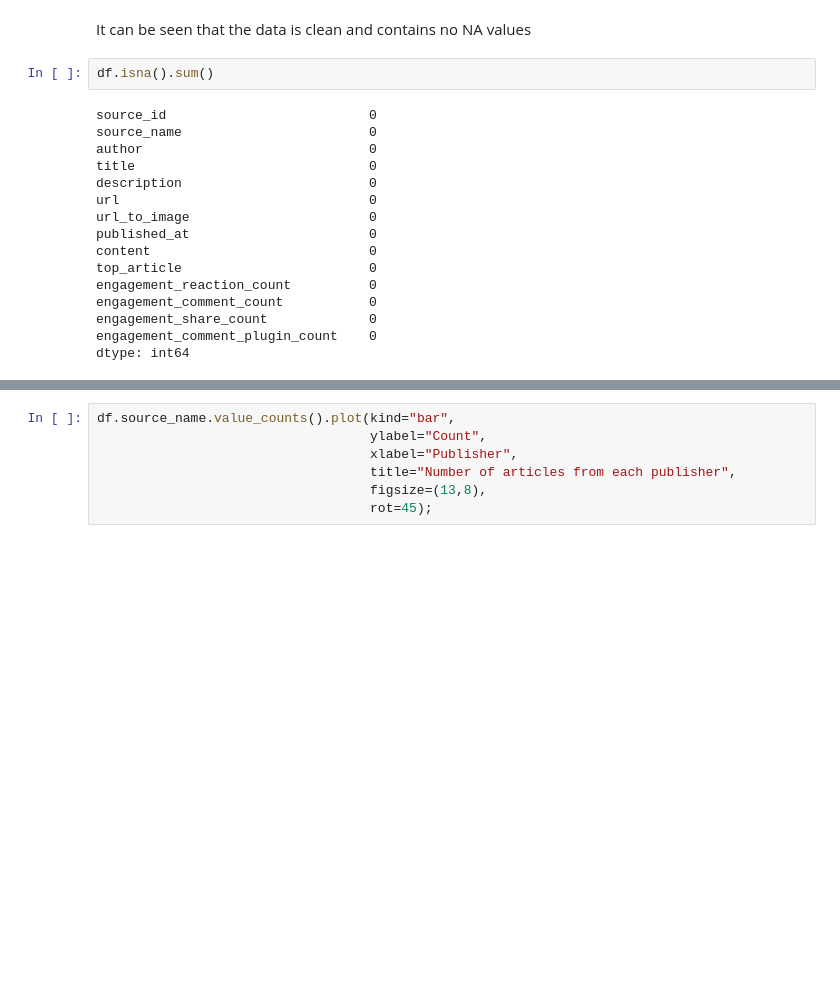
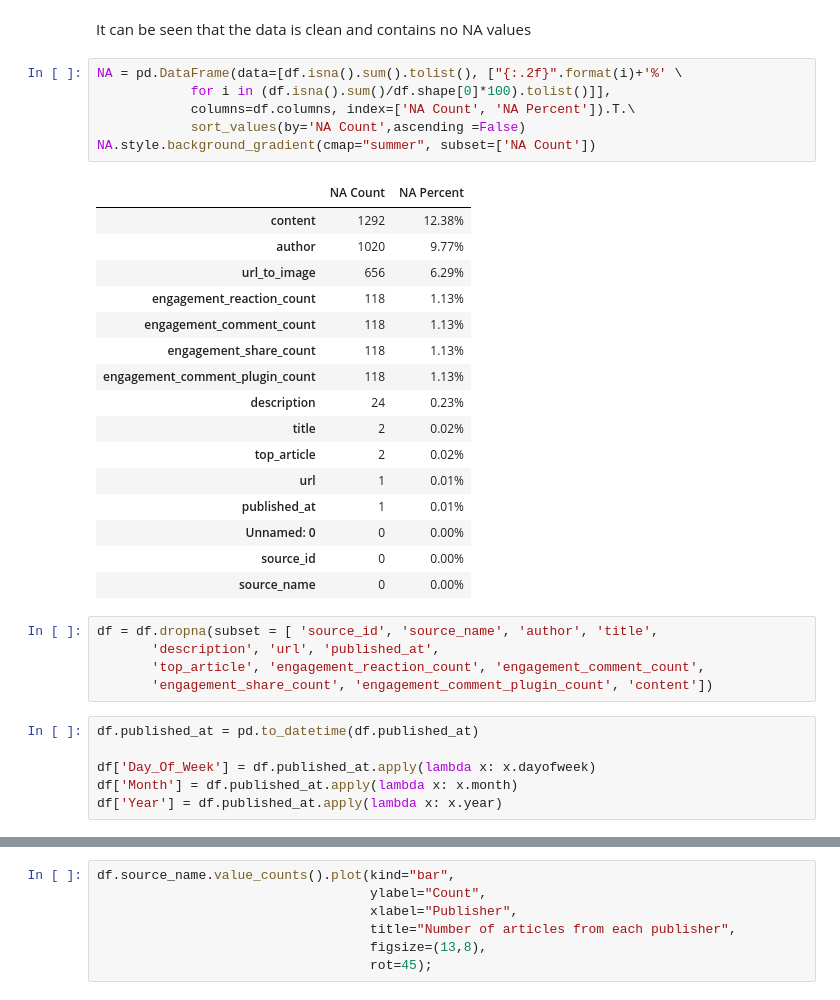
Before and after one commit to illumlol/ABA_2022, a Jupyter notebook: aba_1.ipynb, the cells around one changed output, grey strips where cells are left out. Cells and saved outputs as stored; diff of their text form; blank space fills up the shorter version.

```diff
--- a/aba_1.ipynb
+++ b/aba_1.ipynb
@@ -66,23 +64,39 @@ memory usage: 891.1+ KB
 # %% [markdown]
 It can be seen that the data is clean and contains no NA values
 # %%
-df.isna().sum()
+NA = pd.DataFrame(data=[df.isna().sum().tolist(), ["{:.2f}".format(i)+'%' \
+            for i in (df.isna().sum()/df.shape[0]*100).tolist()]],
+            columns=df.columns, index=['NA Count', 'NA Percent']).T.\
+            sort_values(by='NA Count',ascending =False)
+NA.style.background_gradient(cmap="summer", subset=['NA Count'])
 # %% [output]
-source_id                          0
-source_name                        0
-author                             0
-title                              0
-description                        0
-url                                0
-url_to_image                       0
-published_at                       0
-content                            0
-top_article                        0
-engagement_reaction_count          0
-engagement_comment_count           0
-engagement_share_count             0
-engagement_comment_plugin_count    0
-dtype: int64
+|  | NA Count | NA Percent |
+| content | 1292 | 12.38% |
+| author | 1020 | 9.77% |
+| url_to_image | 656 | 6.29% |
+| engagement_reaction_count | 118 | 1.13% |
+| engagement_comment_count | 118 | 1.13% |
+| engagement_share_count | 118 | 1.13% |
+| engagement_comment_plugin_count | 118 | 1.13% |
+| description | 24 | 0.23% |
+| title | 2 | 0.02% |
+| top_article | 2 | 0.02% |
+| url | 1 | 0.01% |
+| published_at | 1 | 0.01% |
+| Unnamed: 0 | 0 | 0.00% |
+| source_id | 0 | 0.00% |
+| source_name | 0 | 0.00% |
+# %%
+df = df.dropna(subset = [ 'source_id', 'source_name', 'author', 'title',
+       'description', 'url', 'published_at',
+       'top_article', 'engagement_reaction_count', 'engagement_comment_count',
+       'engagement_share_count', 'engagement_comment_plugin_count', 'content'])
+# %%
+df.published_at = pd.to_datetime(df.published_at)
+
+df['Day_Of_Week'] = df.published_at.apply(lambda x: x.dayofweek)
+df['Month'] = df.published_at.apply(lambda x: x.month)
+df['Year'] = df.published_at.apply(lambda x: x.year)
 # %%
 df.author.value_counts().plot(kind="hist",logy=True,
                               title=("Distribution of Aticles per unique author"),
```
Also changed, not shown: parts of 20 cells of this notebook, 1 other file.
